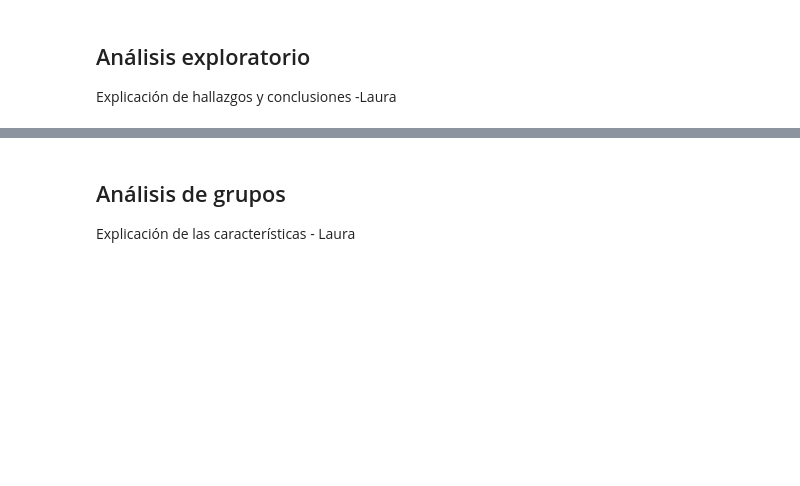
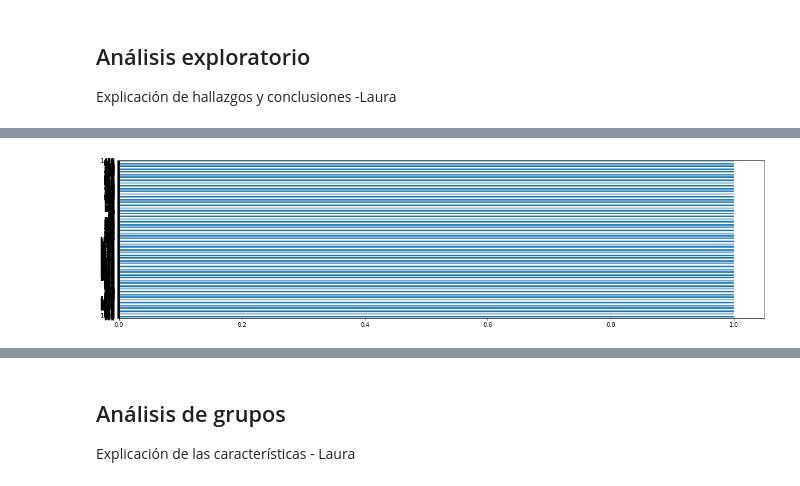
Before and after one commit to Requetetin/MdD-HT3, a Jupyter notebook: HT3.ipynb, the cells around one changed output, grey strips where cells are left out. Cells and saved outputs as stored; diff of their text form; code cells hidden in the pictures; blank space fills up the shorter version.

```diff
--- a/HT3.ipynb
+++ b/HT3.ipynb
@@ -7,0 +57,8 @@ Explicación de hallazgos y conclusiones -Laura
+# %%
+#Variables cualitativas
+for var in quali:
+  plt.figure(figsize=(20,5))
+  data[var].value_counts().plot(kind='barh')
+  plt.show()
+# %% [output]
+[figure, added]
```
Also changed, not shown: parts of 12 cells of this notebook, 2 other files.
